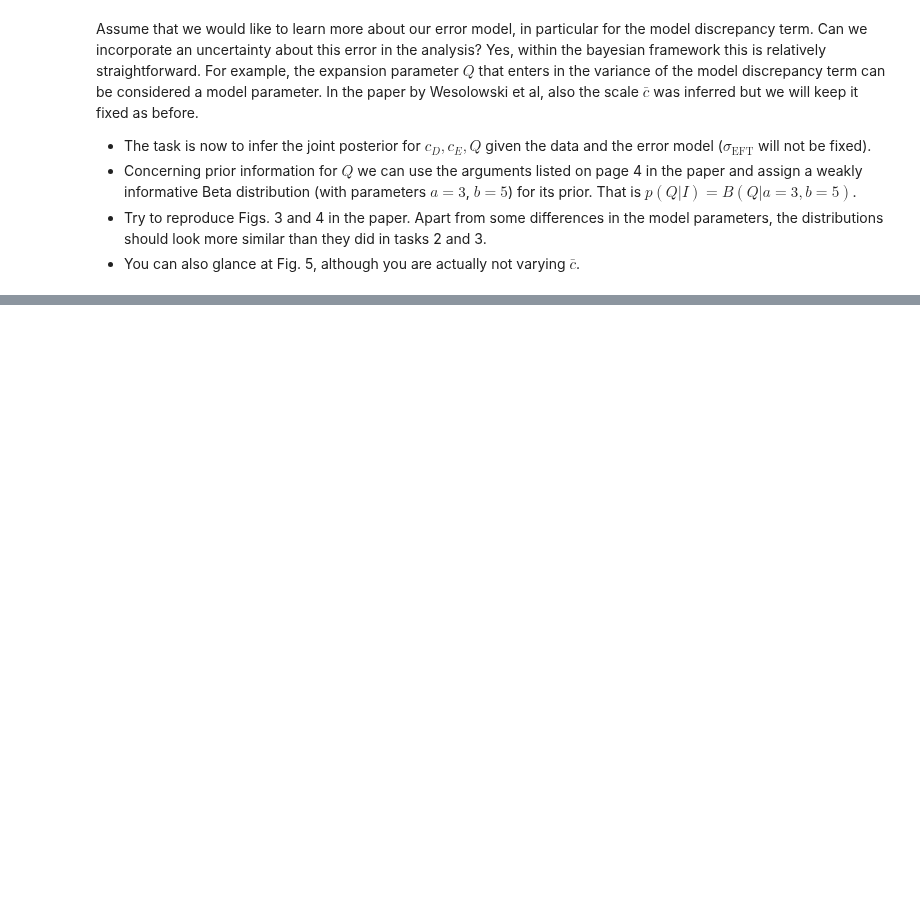
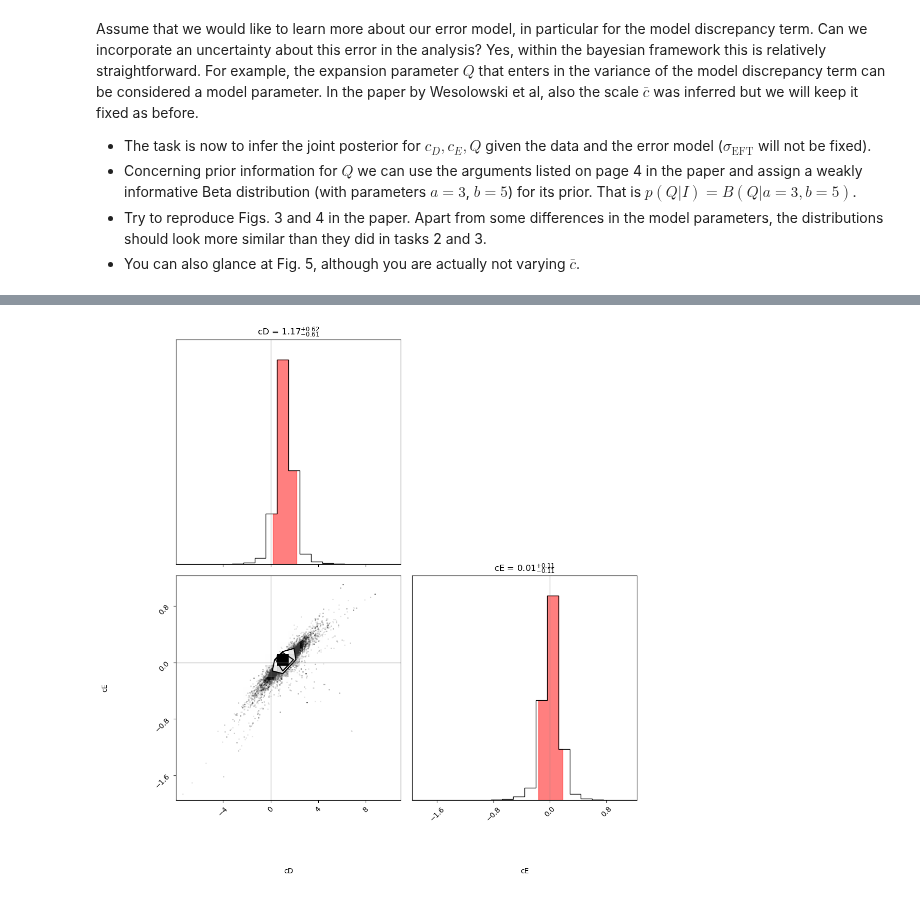
Before and after one commit to stach/lfd-project, a Jupyter notebook: Project1/project1.ipynb, the cells around one changed output, grey strips where cells are left out. Saved outputs shown, nothing was run; the diff lists cells and outputs as text; code cells hidden in the pictures; blank space fills up the shorter version.

```diff
--- a/Project1/project1.ipynb
+++ b/Project1/project1.ipynb
@@ -570,0 +635,42 @@ sampler, _, _, _ = mcmc(starting_guesses=starting_guesses,
+# %%
+labels = ["cD", "cE"]
+
+# Create a corner plot
+figure = plt.figure(figsize=(12,12))
+corner.corner(samples_q[:,0:2], labels=labels, show_titles=True, fig=figure)
+
+confidence_level = 0.86
+quantiles = [(1 - confidence_level) / 2, 1 - (1 - confidence_level) / 2]
+quantile_values = np.quantile(samples_q[:,0:2], quantiles, axis=0)
+
+# Plot vertical lines for the confidence interval
+for i, ax in enumerate(figure.get_axes()):
+    if i==0:
+        # Top left
+        ax.axvline(0, color='grey', linestyle='-', linewidth=1, alpha=.5)
+        hist_corners = ax.get_children()[0].get_xy()
+        idx0 = np.argmax(quantile_values[0, 0]<hist_corners[:,0]) - 1
+        idx1 = np.argmax(quantile_values[1, 0]<hist_corners[:,0]) + 1
+        x = np.copy(hist_corners[idx0:idx1,0])
+        x[0] = quantile_values[0, 0]
+        x[-1] = quantile_values[1, 0]
+        y = np.copy(hist_corners[idx0:idx1,1])
+        ax.fill_between(x, y, color='red', alpha=0.5)
+    if i==2:
+        # Bottom left
+        ax.axvline(0, color='grey', linestyle='-', linewidth=1, alpha=.5)
+        ax.axhline(0, color='grey', linestyle='-', linewidth=1, alpha=.5)
+    if i==3:
+        # Bottom right
+        ax.axvline(0, color='grey', linestyle='-', linewidth=1, alpha=.5)
+        hist_corners = ax.get_children()[0].get_xy()
+        idx0 = np.argmax(quantile_values[0, 1]<hist_corners[:,0]) - 1
+        idx1 = np.argmax(quantile_values[1, 1]<hist_corners[:,0]) + 1
+        x = np.copy(hist_corners[idx0:idx1,0])
+        x[0] = quantile_values[0, 1]
+        x[-1] = quantile_values[1, 1]
+        y = np.copy(hist_corners[idx0:idx1,1])
+        ax.fill_between(x, y, color='red', alpha=0.5)
+# Show the plot
+plt.show()
+# %% [output]
@@ -570,0 +678 @@ sampler, _, _, _ = mcmc(starting_guesses=starting_guesses,
+[figure, added]
```
Also changed, not shown: parts of 20 cells of this notebook, 1 other file.
